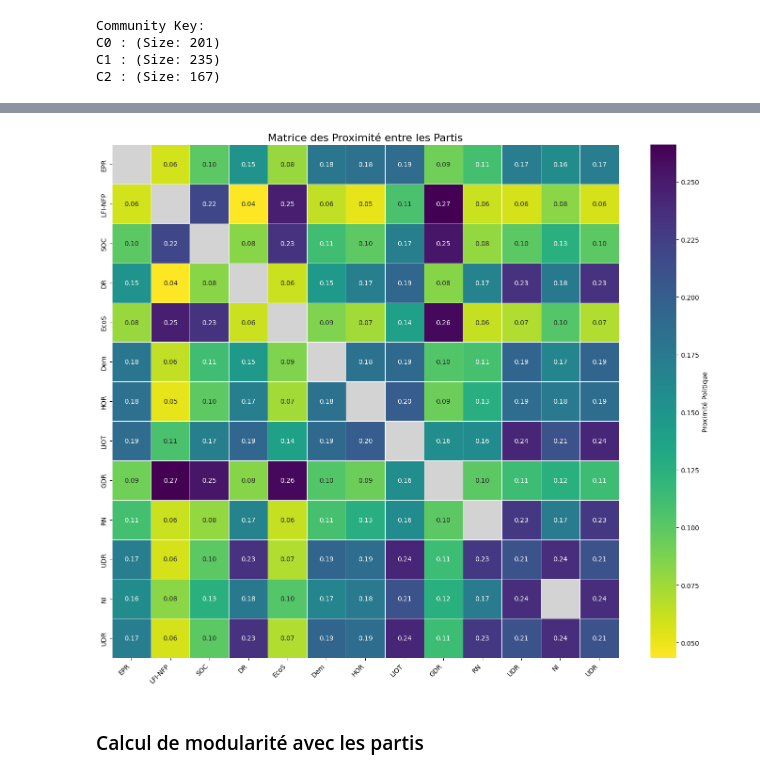
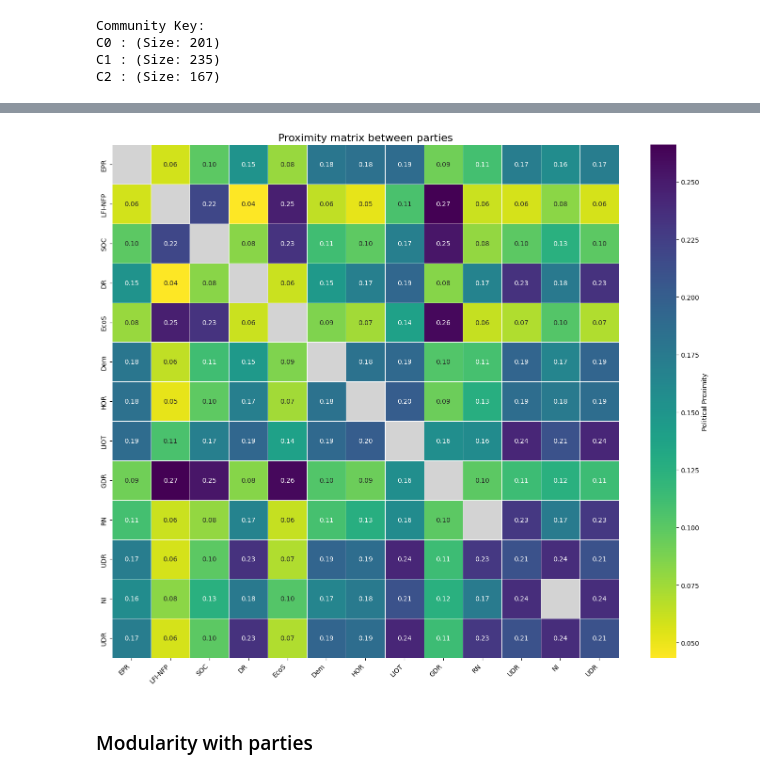
Before and after one commit to PierreHollebeque/02805_SocialGraph_Project, a Jupyter notebook: graph_construction_weights.ipynb, the cells around one changed output, grey strips where cells are left out. Cells and saved outputs as stored; diff of their text form; code cells hidden in the pictures.

Commit message:
graph_construction updated and clean

```diff
--- a/graph_construction_weights.ipynb
+++ b/graph_construction_weights.ipynb
@@ -58,11 +64,6 @@ for vote_id, vote_data in votes.items():
                 pair = tuple(sorted([deputy1, deputy2]))
                 co_votes[pair] = co_votes.get(pair, 0) + 0.5
 # %%
-G = nx.Graph()
-
-for deputy_id, deputy_info in deputies.items():
-    G.add_node(deputy_id, name=deputy_info.get('name', 'Unknown'))
-
 # Second pass: create edges based on threshold
 edges_added = 0
 for (deputy1, deputy2), pour_count in co_votes.items():
@@ -80,5 +81,5 @@ for (deputy1, deputy2), pour_count in co_votes.items():
     G.add_edge(deputy1, deputy2, weight=percentage)
 
 
-print(f"Graph created with {G.number_of_nodes()} nodes")
+print(f"Graph created with {G.number_of_nodes()} nodes and {G.number_of_edges()} edges")
 # %% [output]
@@ -100,20 +101,16 @@ Number of edges: 179915
 Average degree: 588.92
 Graph has 9 connected components
 # %%
+gcc_nodes = max(nx.connected_components(G), key=len)
 
-gcc_nodes = max(nx.connected_components(G), key=len)
-GCC = G.subgraph(gcc_nodes).copy()
+G_sample = G.subgraph(gcc_nodes).copy()
 
-print(len(gcc_nodes), "nodes in the giant connected component")
+print(len(G_sample), "nodes in the giant connected component")
 
-nodes_color = [deputies[node].get('organ',{}).get('color','#cccccc') for node in GCC.nodes()]
+nodes_color = [deputies[node].get('organ',{}).get('color','#cccccc') for node in G_sample.nodes()]
 
-party_colors = {deputies[node].get('organ',{}).get('color','#cccccc'):deputies[node].get('organ',{}).get('name','No name') for node in GCC.nodes()}
+party_colors = {deputies[node].get('organ',{}).get('color','#cccccc'):deputies[node].get('organ',{}).get('name','No name') for node in G_sample.nodes()}
 
-
-
-sample_nodes = list(GCC.nodes())
-G_sample = GCC.subgraph(sample_nodes)
 
 edge_weights = [G_sample[u][v]['weight'] for u, v in G_sample.edges()]
 print(edge_weights[:20])
@@ -450,55 +499,41 @@ for (p1, p2), dist in proximites_partis.items():
 # %%
-import pandas as pd
-import seaborn as sns
-import matplotlib.pyplot as plt
-import numpy as np
-
-# ... (Votre code de récupération des IDs et noms reste identique) ...
 parties_ids = list(G_partis.nodes())
 parties_names = [G_partis.nodes[pid]['label_name'] for pid in parties_ids]
 n = len(parties_ids)
 
-# 2. Initialisation de la matrice
 dist_matrix = pd.DataFrame(np.nan, index=parties_names, columns=parties_names)
 
-# --- MODIFICATION CLEF ---
-# On s'assure que la diagonale est bien NaN (et non 1).
-# Cela empêche la diagonale d'écraser l'échelle de couleur.
+
 np.fill_diagonal(dist_matrix.values, np.nan)
 
-# 3. Remplissage de la matrice (Reste identique)
 for (p1, p2), dist in proximites_partis.items():
     if p1 in parties_ids and p2 in parties_ids:
         name1 = G_partis.nodes[p1]['label_name']
         name2 = G_partis.nodes[p2]['label_name']
         dist_matrix.loc[name1, name2] = dist
         dist_matrix.loc[name2, name1] = dist
 
-# 4. Affichage de la Heatmap
 plt.figure(figsize=(14, 12))
 
-# On capture l'objet "axes" (ax) pour modifier le fond
 ax = sns.heatmap(dist_matrix,
             annot=True,
             fmt=".2f",
             cmap="viridis_r",
             linewidths=0.5,
-            cbar_kws={'label': 'Proximité Politique'})
+            cbar_kws={'label': 'Political Proximity'})
 
-# --- ETAPE DE GRISE ---
-# On définit la couleur de fond du graphique.
-# Comme les NaN sont transparents, cette couleur apparaîtra à travers.
+
 ax.set_facecolor('lightgray')
 
-plt.title("Matrice des Proximité entre les Partis", fontsize=16)
+plt.title("Proximity matrix between parties", fontsize=16)
 plt.xticks(rotation=45, ha='right', fontsize=10)
 plt.yticks(fontsize=10)
 plt.tight_layout()
 plt.show()
 # %% [output]
-[figure, old version]
+[figure, new version]
 # %% [markdown]
-### Calcul de modularité avec les partis
+### Modularity with parties
 # %%
 import networkx as nx
 
```
Also changed, not shown: parts of 19 cells of this notebook.
